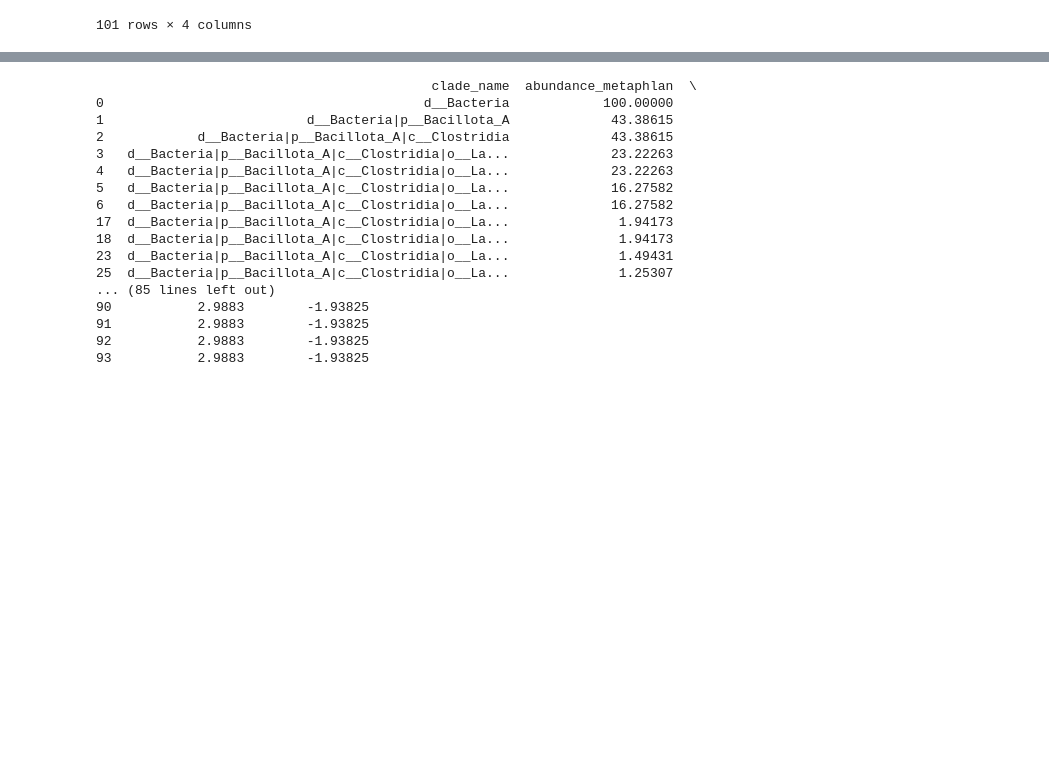
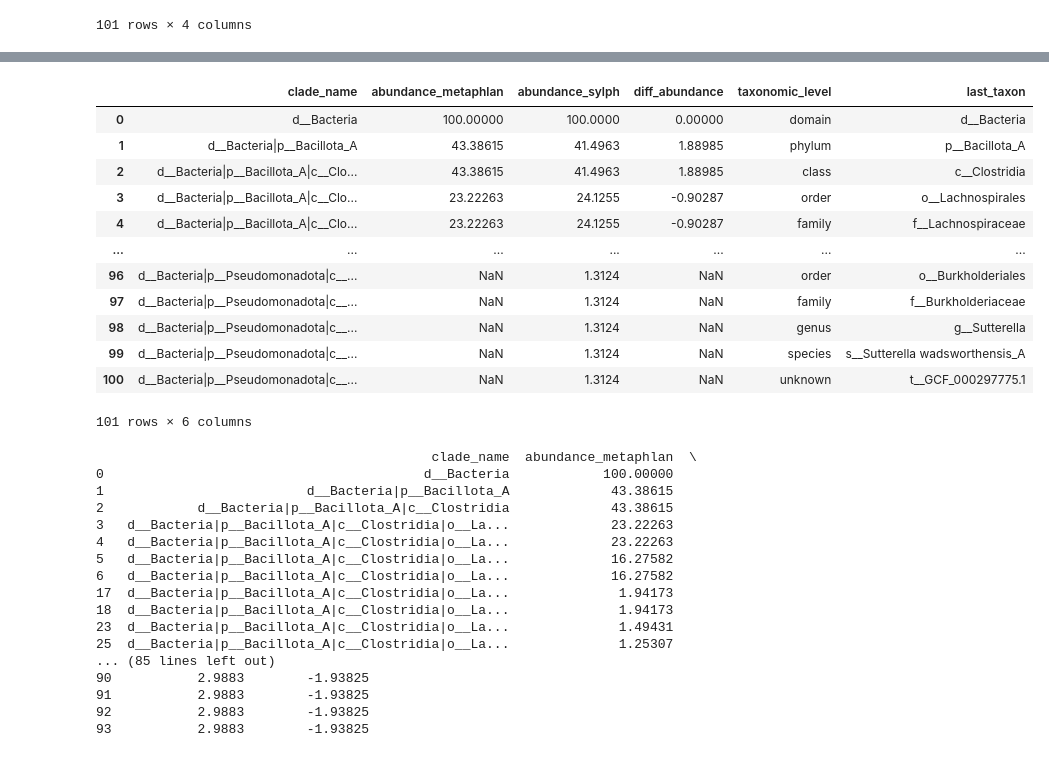
Before and after one commit to vivekbibs/IS4, a Jupyter notebook: compare_outputs/mpa_to_sylph.ipynb, the cells around one changed output, grey strips where cells are left out. Drawn from its saved outputs; the diff is of its cells as text; code cells hidden in the pictures; blank space fills up the shorter version.

Commit message:
taxonomic level and last taxon works

```diff
--- a/compare_outputs/mpa_to_sylph.ipynb
+++ b/compare_outputs/mpa_to_sylph.ipynb
@@ -97,3 +97,5 @@ df_merged.to_csv(output_dir+'compare_mpa_sylph.tsv',sep='\t',index=False)
 # Order
 # Class
 # Domain : bacteria
+# %%
+clade=df_merged["clade_name"]
@@ -99,0 +117,30 @@ df_merged.to_csv(output_dir+'compare_mpa_sylph.tsv',sep='\t',index=False)
+# %%
+# Assurez-vous que la fonction renvoie un tuple ou une liste pour chaque ligne
+def get_last_taxonomic_level(clade):
+    parts = clade.split('|')
+    last = parts[-1] if parts else None
+    print(last.startswith("d__"), last)  # Pour déboguer et voir ce qui est retourné
+    if last and last.startswith("d__"):
+        return "domain", last
+    elif last and last.startswith("p__"):
+        return "phylum", last
+    elif last and last.startswith("c__"):
+        return "class", last
+    elif last and last.startswith("o__"):
+        return "order", last
+    elif last and last.startswith("f__"):
+        return "family", last
+    elif last and last.startswith("g__"):
+        return "genus", last
+    elif last and last.startswith("s__"):
+        return "species", last
+    else:
+        return "unknown", last
+
+# Appliquer la fonction à la colonne "clade_name" et obtenir deux colonnes
+df_merged[['taxonomic_level', 'last_taxon']] = df_merged['clade_name'].apply(
+    lambda x: pd.Series(get_last_taxonomic_level(x))
+)
+
+# Vérifiez si les colonnes sont remplies correctement
+print(df_merged[['taxonomic_level', 'last_taxon']].head())
@@ -99,0 +170,16 @@ df_merged.to_csv(output_dir+'compare_mpa_sylph.tsv',sep='\t',index=False)
+# %%
+df_merged
+# %% [output]
+|  | clade_name | abundance_metaphlan | abundance_sylph | diff_abundance | taxonomic_level | last_taxon |
+| 0 | d__Bacteria | 100.00000 | 100.0000 | 0.00000 | domain | d__Bacteria |
+| 1 | d__Bacteria|p__Bacillota_A | 43.38615 | 41.4963 | 1.88985 | phylum | p__Bacillota_A |
+| 2 | d__Bacteria|p__Bacillota_A|c__Clo... | 43.38615 | 41.4963 | 1.88985 | class | c__Clostridia |
+| 3 | d__Bacteria|p__Bacillota_A|c__Clo... | 23.22263 | 24.1255 | -0.90287 | order | o__Lachnospirales |
+| 4 | d__Bacteria|p__Bacillota_A|c__Clo... | 23.22263 | 24.1255 | -0.90287 | family | f__Lachnospiraceae |
+| ... | ... | ... | ... | ... | ... | ... |
+| 96 | d__Bacteria|p__Pseudomonadota|c__... | NaN | 1.3124 | NaN | order | o__Burkholderiales |
+| 97 | d__Bacteria|p__Pseudomonadota|c__... | NaN | 1.3124 | NaN | family | f__Burkholderiaceae |
+| 98 | d__Bacteria|p__Pseudomonadota|c__... | NaN | 1.3124 | NaN | genus | g__Sutterella |
+| 99 | d__Bacteria|p__Pseudomonadota|c__... | NaN | 1.3124 | NaN | species | s__Sutterella wadsworthensis_A |
+| 100 | d__Bacteria|p__Pseudomonadota|c__... | NaN | 1.3124 | NaN | unknown | t__GCF_000297775.1 |
+101 rows × 6 columns
```
Also changed, not shown: parts of 3 cells of this notebook.
